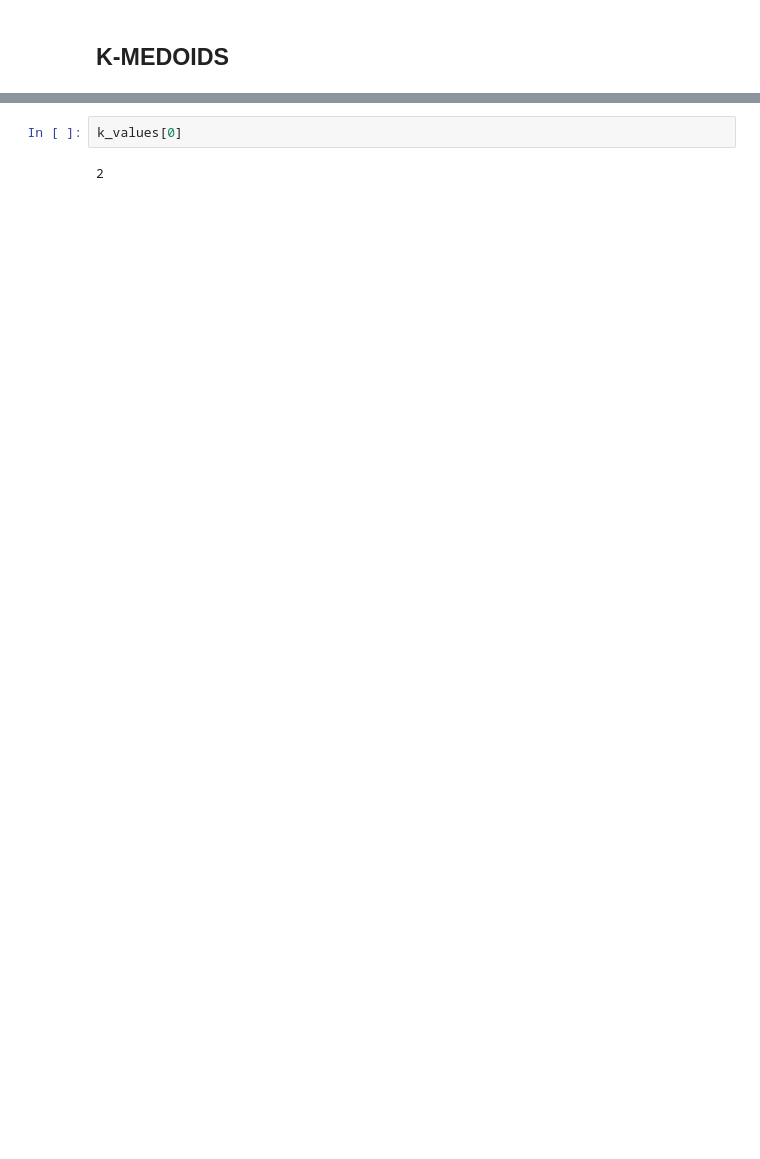
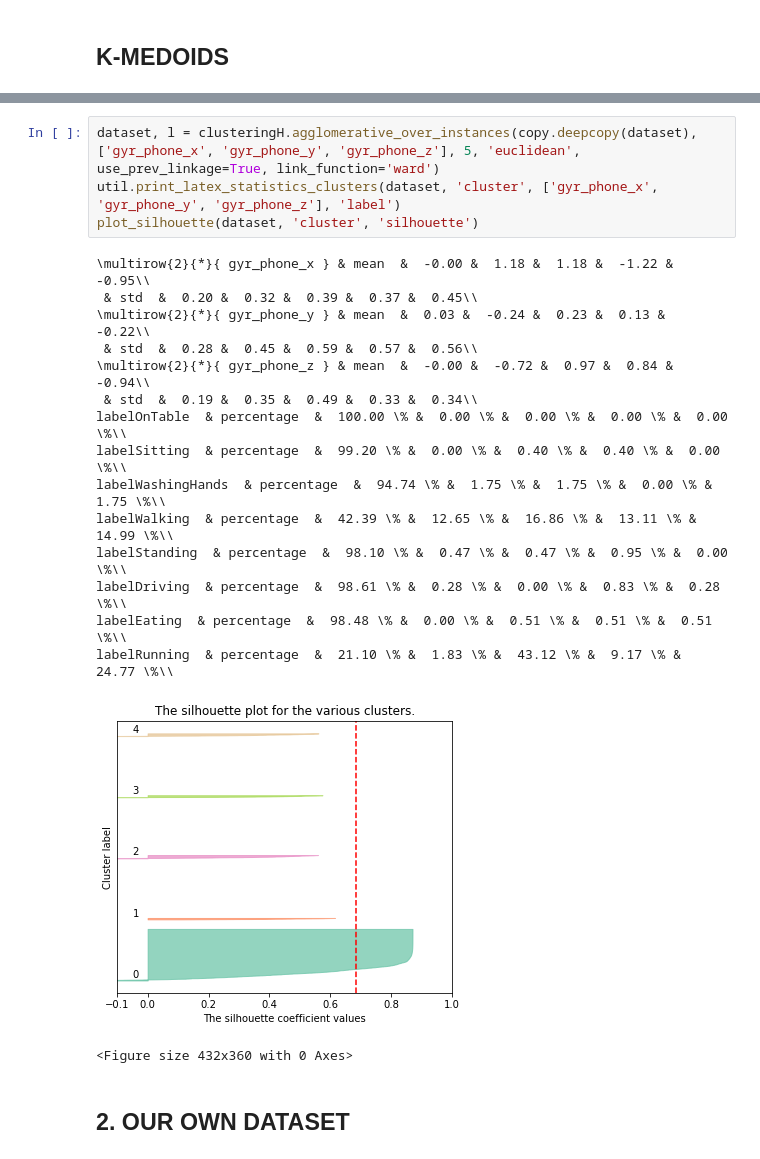
Before and after one commit to nedimazar/MLQS-G91-A1, a Jupyter notebook: src/A1_practical_ch5.ipynb, the cells around one changed output, grey strips where cells are left out. Drawn from its saved outputs; the diff is of its cells as text; blank space fills up the shorter version.

```diff
--- a/src/A1_practical_ch5.ipynb
+++ b/src/A1_practical_ch5.ipynb
@@ -308,4 +426,23 @@ silhouette = 0.6003549065297363
-# %%
-k_values[0]
-# %% [output]
-2
+# %%
+dataset, l = clusteringH.agglomerative_over_instances(copy.deepcopy(dataset), ['gyr_phone_x', 'gyr_phone_y', 'gyr_phone_z'], 5, 'euclidean', use_prev_linkage=True, link_function='ward')
+util.print_latex_statistics_clusters(dataset, 'cluster', ['gyr_phone_x', 'gyr_phone_y', 'gyr_phone_z'], 'label')
+plot_silhouette(dataset, 'cluster', 'silhouette')
+# %% [output]
+\multirow{2}{*}{ gyr_phone_x } & mean  &  -0.00 &  1.18 &  1.18 &  -1.22 &  -0.95\\
+ & std  &  0.20 &  0.32 &  0.39 &  0.37 &  0.45\\
+\multirow{2}{*}{ gyr_phone_y } & mean  &  0.03 &  -0.24 &  0.23 &  0.13 &  -0.22\\
+ & std  &  0.28 &  0.45 &  0.59 &  0.57 &  0.56\\
+\multirow{2}{*}{ gyr_phone_z } & mean  &  -0.00 &  -0.72 &  0.97 &  0.84 &  -0.94\\
+ & std  &  0.19 &  0.35 &  0.49 &  0.33 &  0.34\\
+labelOnTable  & percentage  &  100.00 \% &  0.00 \% &  0.00 \% &  0.00 \% &  0.00 \%\\
+labelSitting  & percentage  &  99.20 \% &  0.00 \% &  0.40 \% &  0.40 \% &  0.00 \%\\
+labelWashingHands  & percentage  &  94.74 \% &  1.75 \% &  1.75 \% &  0.00 \% &  1.75 \%\\
+labelWalking  & percentage  &  42.39 \% &  12.65 \% &  16.86 \% &  13.11 \% &  14.99 \%\\
+labelStanding  & percentage  &  98.10 \% &  0.47 \% &  0.47 \% &  0.95 \% &  0.00 \%\\
+labelDriving  & percentage  &  98.61 \% &  0.28 \% &  0.00 \% &  0.83 \% &  0.28 \%\\
+labelEating  & percentage  &  98.48 \% &  0.00 \% &  0.51 \% &  0.51 \% &  0.51 \%\\
+labelRunning  & percentage  &  21.10 \% &  1.83 \% &  43.12 \% &  9.17 \% &  24.77 \%\\
+[figure, added]
+<Figure size 432x360 with 0 Axes>
+# %% [markdown]
+## 2. OUR OWN DATASET
```
Also changed, not shown: parts of 20 cells of this notebook.
